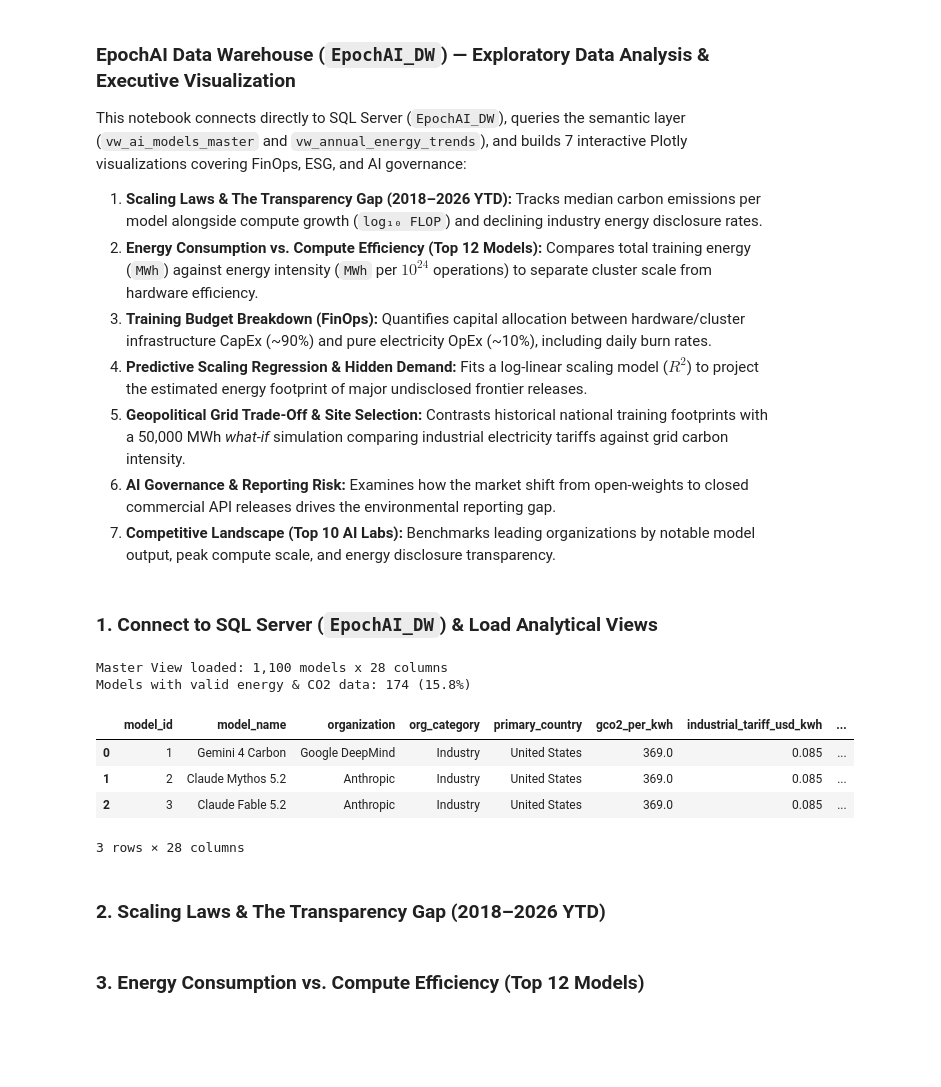
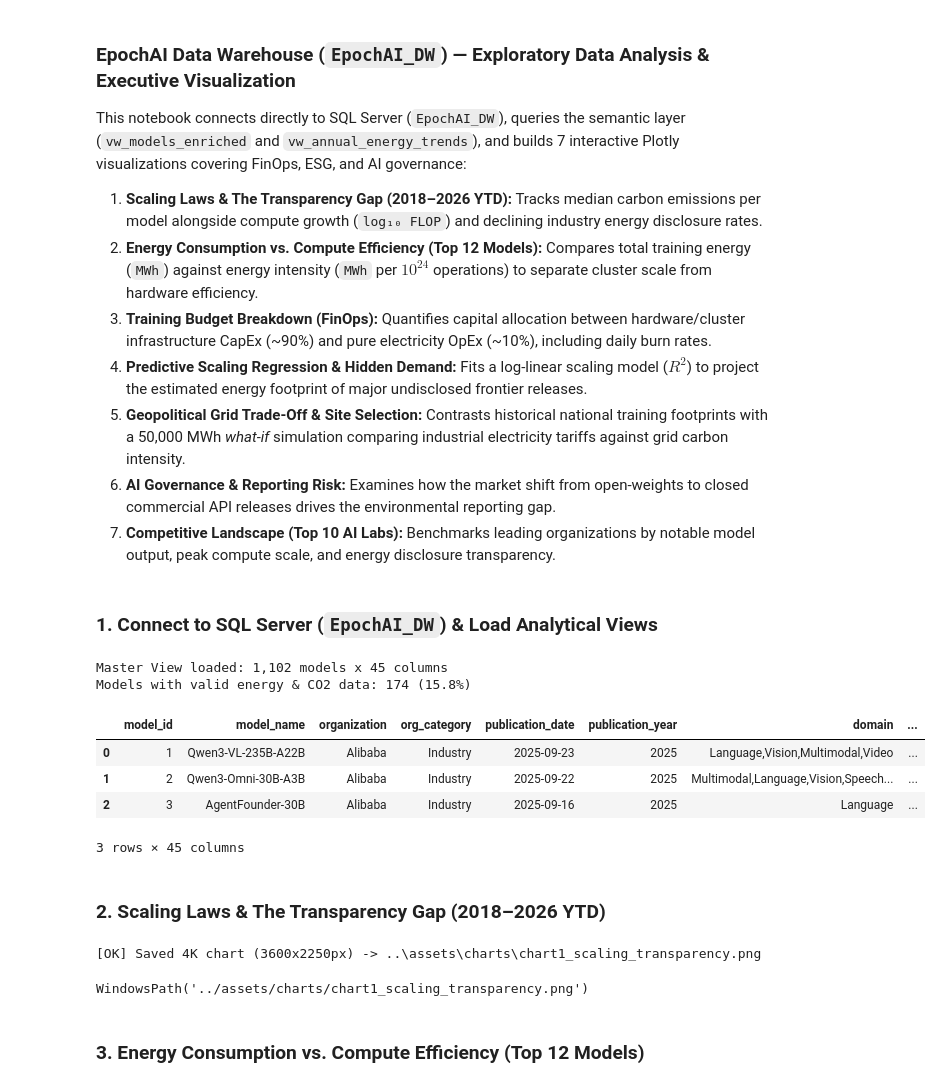
Before and after one commit to marceloalmeidapinto1998/ai-training-economics-and-footprint, a Jupyter notebook: analysis/executive_visuals.ipynb, the cells around one changed output. Saved outputs shown, nothing was run; the diff lists cells and outputs as text; code cells hidden in the pictures; blank space fills up the shorter version.

```diff
--- a/analysis/executive_visuals.ipynb
+++ b/analysis/executive_visuals.ipynb
@@ -1,7 +1,7 @@
 # %% [markdown]
 ### EpochAI Data Warehouse (`EpochAI_DW`) — Exploratory Data Analysis & Executive Visualization
 
-This notebook connects directly to SQL Server (`EpochAI_DW`), queries the semantic layer (`vw_ai_models_master` and `vw_annual_energy_trends`), and builds 7 interactive Plotly visualizations covering FinOps, ESG, and AI governance:
+This notebook connects directly to SQL Server (`EpochAI_DW`), queries the semantic layer (`vw_models_enriched` and `vw_annual_energy_trends`), and builds 7 interactive Plotly visualizations covering FinOps, ESG, and AI governance:
 
 1. **Scaling Laws & The Transparency Gap (2018–2026 YTD):** Tracks median carbon emissions per model alongside compute growth (`log₁₀ FLOP`) and declining industry energy disclosure rates.
 2. **Energy Consumption vs. Compute Efficiency (Top 12 Models):** Compares total training energy (`MWh`) against energy intensity (`MWh` per $10^{24}$ operations) to separate cluster scale from hardware efficiency.
@@ -29,34 +31,34 @@ px.defaults.template = "plotly_white"
 # %%
 # Update SERVER_NAME if you use a named instance (e.g., r'localhost\SQLEXPRESS')
 SERVER_NAME = r"DESKTOP-9IKR9U6\SQLEXPRESS"
 DATABASE_NAME = "EpochAI_DW"
 DRIVER_NAME = "ODBC Driver 17 for SQL Server"  # Change to 'ODBC Driver 18 for SQL Server' if needed
 
 params = urllib.parse.quote_plus(
     f"DRIVER={{{DRIVER_NAME}}};"
     f"SERVER={SERVER_NAME};"
     f"DATABASE={DATABASE_NAME};"
     f"Trusted_Connection=yes;"
     f"TrustServerCertificate=yes;"
 )
 
 engine = create_engine(f"mssql+pyodbc:///?odbc_connect={params}")
 
 # Load semantic views created in 03_views_analise_models.sql
-df_master = pd.read_sql("SELECT * FROM vw_ai_models_master", engine)
+df_master = pd.read_sql("SELECT * FROM vw_models_enriched", engine)
 df_annual = pd.read_sql("SELECT * FROM vw_annual_energy_trends ORDER BY publication_year", engine)
 
 print(f"Master View loaded: {df_master.shape[0]:,} models x {df_master.shape[1]} columns")
-print(f"Models with valid energy & CO2 data: {df_master['total_energy_mwh'].notna().sum()} ({df_master['total_energy_mwh'].notna().mean()*100:.1f}%)")
+print(f"Models with valid energy & CO2 data: {df_master['facility_total_energy_mwh'].notna().sum()} ({df_master['facility_total_energy_mwh'].notna().mean()*100:.1f}%)")
 df_master.head(3)
 # %% [output]
-Master View loaded: 1,100 models x 28 columns
+Master View loaded: 1,102 models x 45 columns
 Models with valid energy & CO2 data: 174 (15.8%)
-|  | model_id | model_name | organization | org_category | primary_country | gco2_per_kwh | industrial_tariff_usd_kwh | ... |
-| 0 | 1 | Gemini 4 Carbon | Google DeepMind | Industry | United States | 369.0 | 0.085 | ... |
-| 1 | 2 | Claude Mythos 5.2 | Anthropic | Industry | United States | 369.0 | 0.085 | ... |
-| 2 | 3 | Claude Fable 5.2 | Anthropic | Industry | United States | 369.0 | 0.085 | ... |
+|  | model_id | model_name | organization | org_category | publication_date | publication_year | domain | ... |
+| 0 | 1 | Qwen3-VL-235B-A22B | Alibaba | Industry | 2025-09-23 | 2025 | Language,Vision,Multimodal,Video | ... |
+| 1 | 2 | Qwen3-Omni-30B-A3B | Alibaba | Industry | 2025-09-22 | 2025 | Multimodal,Language,Vision,Speech... | ... |
+| 2 | 3 | AgentFounder-30B | Alibaba | Industry | 2025-09-16 | 2025 | Language | ... |
-3 rows × 28 columns
+3 rows × 45 columns
 # %% [markdown]
 ### 2. Scaling Laws & The Transparency Gap (2018–2026 YTD)
 # %%
@@ -66,9 +68,9 @@ df_trend = (
     .groupby("publication_year", as_index=False)
     .agg(
         total_models=("model_id", "count"),
-        disclosed_models=("total_energy_mwh", "count"),
+        disclosed_models=("facility_total_energy_mwh", "count"),
         avg_log10_flop=("log10_flop", "mean"),
-        median_co2_tons=("estimated_co2_tons", "median"),
+        median_co2_tons=("pue_adjusted_co2_tons", "median"),
     )
     .sort_values("publication_year")
 )
@@ -242,5 +244,9 @@ for annotation in fig1["layout"]["annotations"]:
     annotation["yshift"] = 12
 
 fig1.show()
+save_chart(fig1, 'chart1_scaling_transparency.png', height=750)
+# %% [output]
+[OK] Saved 4K chart (3600x2250px) -> ..\assets\charts\chart1_scaling_transparency.png
+WindowsPath('../assets/charts/chart1_scaling_transparency.png')
 # %% [markdown]
 ### 3. Energy Consumption vs. Compute Efficiency (Top 12 Models)
```
Also changed, not shown: parts of 9 cells of this notebook, 11 other files.
